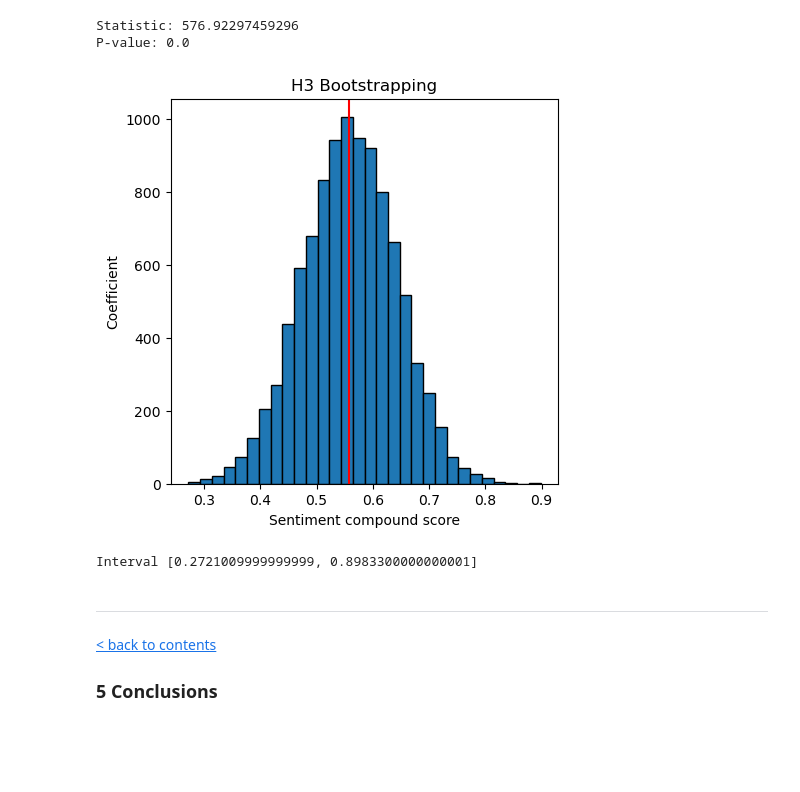
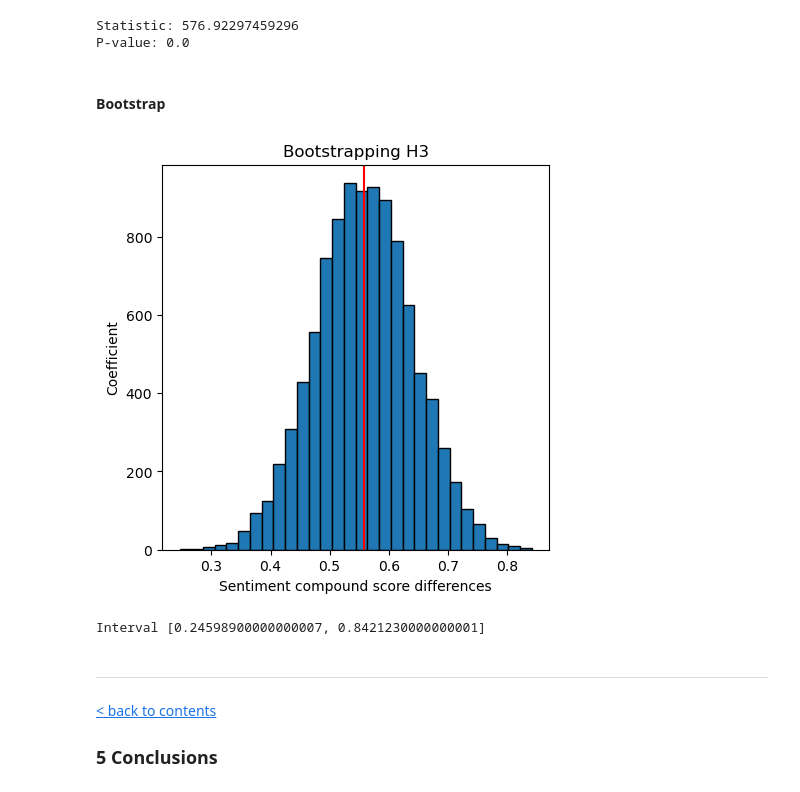
Before and after one commit to csum1/SteamGamesSentiment, a Jupyter notebook: steam.ipynb, the cells around one changed output. Drawn from its saved outputs; the diff is of its cells as text; code cells hidden in the pictures; blank space fills up the shorter version.

```diff
--- a/steam.ipynb
+++ b/steam.ipynb
@@ -731,28 +734,30 @@ print("P-value:", p_value)
 # %% [output]
 Statistic: 576.92297459296
 P-value: 0.0
+# %% [markdown]
+#### Bootstrap
 # %%
 diffs = []
 for _ in range(10_000):
     sampled_votedup = df_votedup_reviews.sample(100, replace=True)
     sampled_voteddown = df_voteddown_reviews.sample(100, replace=True)
     sampled_diff = sampled_votedup['sent.comp'].mean() - sampled_voteddown['sent.comp'].mean()
     diffs.append(sampled_diff)
 diffs = np.array(diffs)
 
 H3_diff = mean_sent_recommended - mean_sent_not_recommended
 fig, ax = plt.subplots(1, 1,  figsize=(5,5))
 ax.hist(diffs, bins=30, edgecolor='black')
-ax.set_title("H3 Bootstrapping")
-ax.set_xlabel("Sentiment compound score")
+ax.set_title("Bootstrapping H3")
+ax.set_xlabel("Sentiment compound score differences")
 ax.set_ylabel("Coefficient")
 ax.axvline(H3_diff, color="red")
 plt.show()
 
 print(f"Interval [{min(diffs)}, {max(diffs)}]")
 # %% [output]
-[figure, old version]
+[figure, new version]
-Interval [0.2721009999999999, 0.8983300000000001]
+Interval [0.24598900000000007, 0.8421230000000001]
 # %% [markdown]
 ***
 [< back to contents](####contents-of-this-notebook)
```
Also changed, not shown: parts of 5 cells of this notebook.
